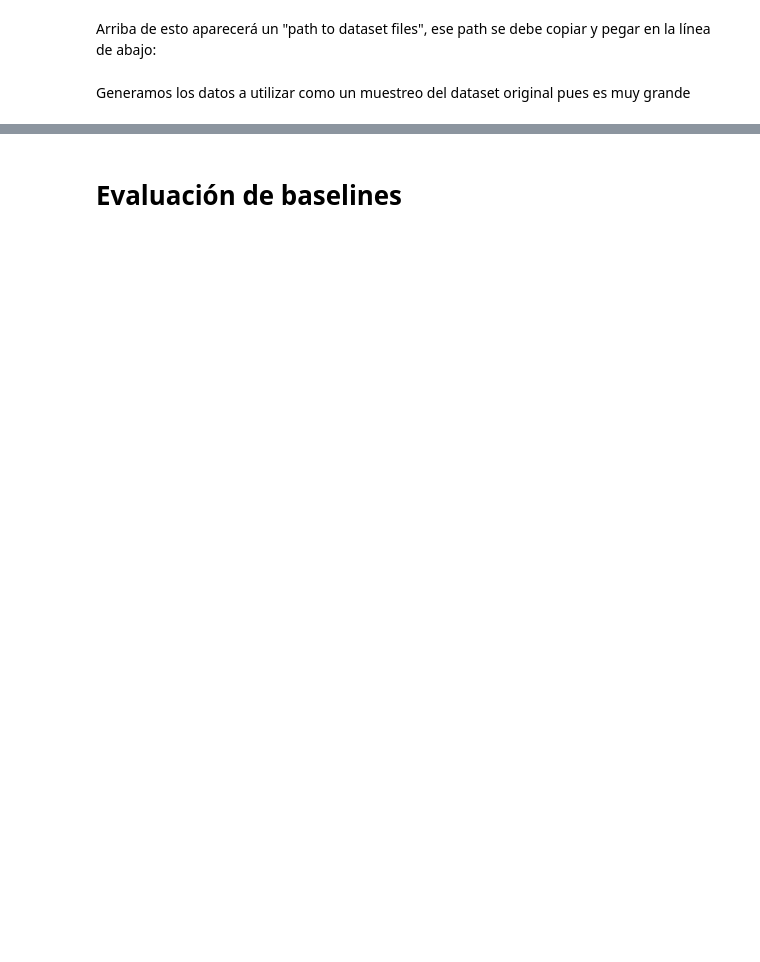
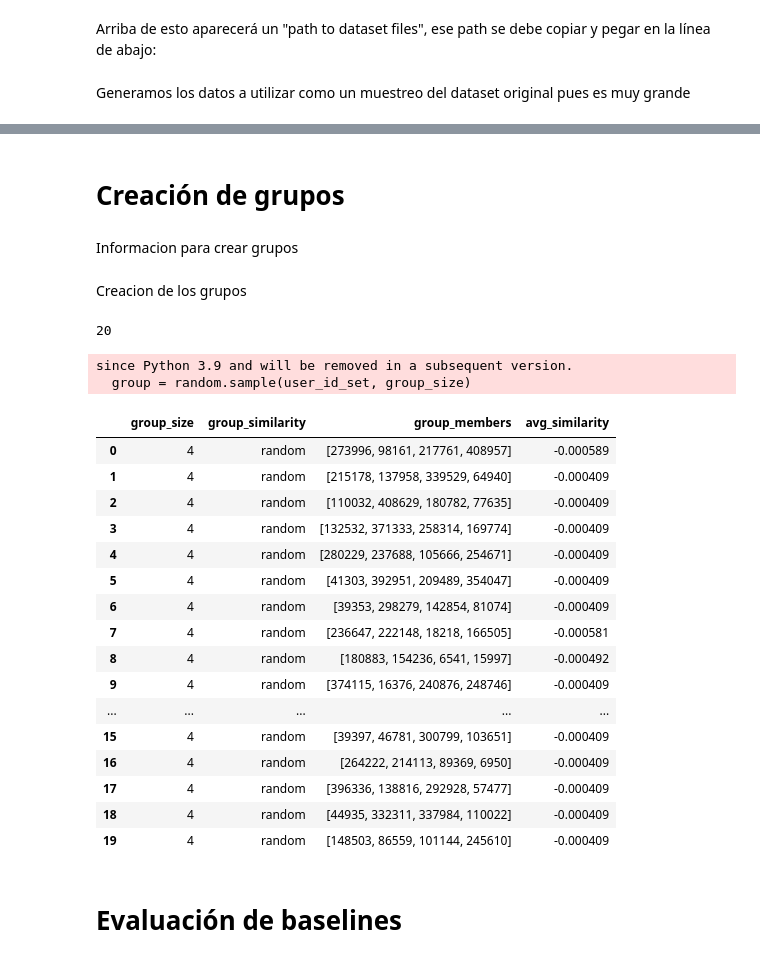
Before and after one commit to NicoJGutierrez/RecSysProyectoFinal, a Jupyter notebook: ProyectoJuegosMesa.ipynb, the cells around one changed output, grey strips where cells are left out. Saved outputs shown, nothing was run; the diff lists cells and outputs as text; code cells hidden in the pictures; blank space fills up the shorter version.

Commit message:
Groups generation

```diff
--- a/ProyectoJuegosMesa.ipynb
+++ b/ProyectoJuegosMesa.ipynb
@@ -90,0 +94,2 @@ test_set.to_csv("test.csv", index=False, sep=',', header=True)
+# %% [markdown]
+# Creación de grupos
@@ -91,3 +286,49 @@ test_set.to_csv("test.csv", index=False, sep=',', header=True)
+# %% [markdown]
+Informacion para crear grupos
+# %%
+group_sizes_to_create = [4]        # [2, 3, 4, 5, 6, 7, 8]
+group_similarity_to_create = "RANDOM"  # ["RANDOM", "SIMILAR", "DIVERGENT", "SIMILAR_ONE_DIVERGENT"]
+group_number = 20
+# %% [markdown]
+Creacion de los grupos
+# %%
+# Extraccion de un sample para poder manejarlo
+user_ratings = user_ratings.sample(5000)
+
+# Informacion del dataset
+user_matrix = user_ratings.pivot_table(columns='BGGId', index='Username', values='Rating')
+user_id_set = set(user_ratings['Username'])
+user_id_indexes = user_matrix.index.values
+user_matrix = user_matrix.fillna(0)
+numpy_array = user_matrix.to_numpy()
+sim_matrix = np.corrcoef(numpy_array)
+
+#Creacion del generador
+grpGenerator = GroupsGenerator.getGroupsGenerator(group_similarity_to_create)
+grpList = grpGenerator.generateGroups(user_id_indexes, user_id_set, sim_matrix, group_sizes_to_create, group_number)
+
+display(pd.DataFrame.from_records(grpList))
+# %% [output]
+20
+since Python 3.9 and will be removed in a subsequent version.
+  group = random.sample(user_id_set, group_size)
+|  | group_size | group_similarity | group_members | avg_similarity |
+| 0 | 4 | random | [273996, 98161, 217761, 408957] | -0.000589 |
+| 1 | 4 | random | [215178, 137958, 339529, 64940] | -0.000409 |
+| 2 | 4 | random | [110032, 408629, 180782, 77635] | -0.000409 |
+| 3 | 4 | random | [132532, 371333, 258314, 169774] | -0.000409 |
+| 4 | 4 | random | [280229, 237688, 105666, 254671] | -0.000409 |
+| 5 | 4 | random | [41303, 392951, 209489, 354047] | -0.000409 |
+| 6 | 4 | random | [39353, 298279, 142854, 81074] | -0.000409 |
+| 7 | 4 | random | [236647, 222148, 18218, 166505] | -0.000581 |
+| 8 | 4 | random | [180883, 154236, 6541, 15997] | -0.000492 |
+| 9 | 4 | random | [374115, 16376, 240876, 248746] | -0.000409 |
+| ... | ... | ... | ... | ... |
+| 15 | 4 | random | [39397, 46781, 300799, 103651] | -0.000409 |
+| 16 | 4 | random | [264222, 214113, 89369, 6950] | -0.000409 |
+| 17 | 4 | random | [396336, 138816, 292928, 57477] | -0.000409 |
+| 18 | 4 | random | [44935, 332311, 337984, 110022] | -0.000409 |
+| 19 | 4 | random | [148503, 86559, 101144, 245610] | -0.000409 |
 # %% [markdown]
 # Evaluación de baselines
 # %%
```
Also changed, not shown: parts of 7 cells of this notebook.
